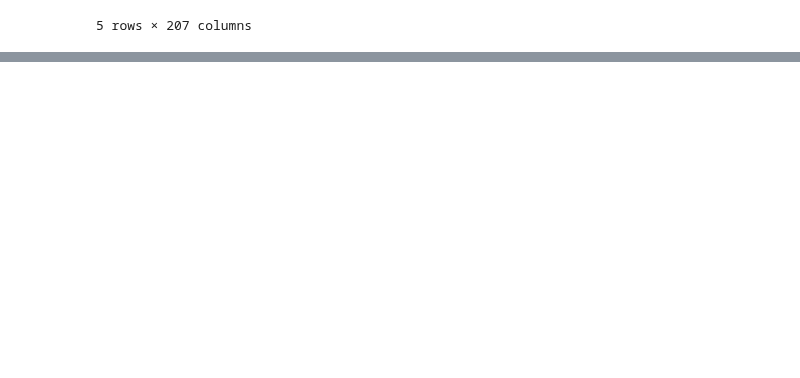
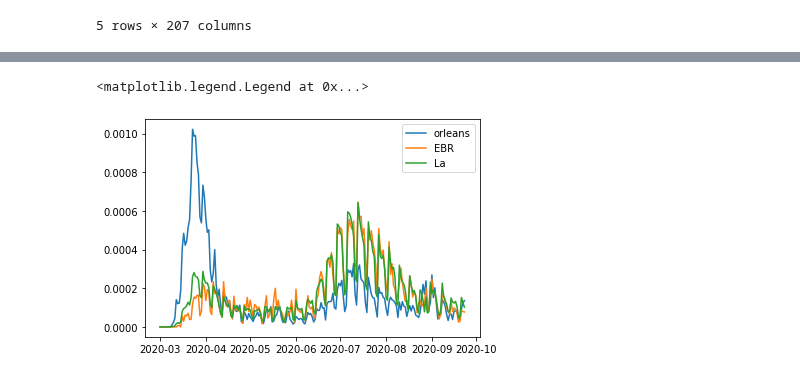
Before and after one commit to GarysCorner/Covid19-LaCompared, a Jupyter notebook: CovidData_ByParish.ipynb, the cells around one changed output, grey strips where cells are left out. Saved outputs shown, nothing was run; the diff lists cells and outputs as text; code cells hidden in the pictures; blank space fills up the shorter version.

```diff
--- a/CovidData_ByParish.ipynb
+++ b/CovidData_ByParish.ipynb
@@ -38,6 +38,7 @@ for date in dates_raw:
 
 rows_cases = []
 rows_tests = []
+
 
 for parish in parishes:
     parish_mask = df['Parish'] == parish
@@ -51,30 +52,18 @@ for parish in parishes:
         casecount.append(data['Daily Case Count'].iloc[0])
         testcount.append(data['Daily Test Count'].iloc[0])
 
-    outdata_cases = []
-    outdata_tests = []
-    for idx in range(dates_raw.shape[0]):
-
-        outdata_cases.append(casecount[idx])
-        outdata_tests.append(testcount[idx])
 
 
-    assert len(outdata_cases) == len(columns), "Outdata_cases len=%d, but columns len=%d" % (len(outdata),len(columns))
-    assert len(outdata_tests) == len(columns), "Outdata_tests len=%d, but columns len=%d" % (len(outdata),len(columns))
-    rows_cases.append(outdata_cases)
-    rows_tests.append(outdata_tests)
-
-    outdata_cases = []
-    outdata_tests = []
+    assert len(casecount) == len(columns), "Outdata_cases len=%d, but columns len=%d" % (len(outdata),len(columns))
+    assert len(testcount) == len(columns), "Outdata_tests len=%d, but columns len=%d" % (len(outdata),len(columns))
+    rows_cases.append(casecount)
+    rows_tests.append(testcount)
 
 
-for date in dates_raw:
-    outdata_cases.append(df_parish_cases[date].sum())
-    outdata_tests.append(df_parish_tests[date].sum())
+#rows_cases.append(outdata_cases)
+#rows_tests.append(outdata_tests)
 
-rows_cases.append(outdata_cases)
-rows_tests.append(outdata_tests)
-
-
-df_parish_cases = pd.DataFrame(rows_cases, columns=columns, index=parishes + ['Louisiana'])
-df_parish_tests = pd.DataFrame(rows_tests, columns=columns, index=parishes + ['Louisiana'])
+df_parish_cases = pd.DataFrame(rows_cases, columns=columns, index=parishes)
+df_parish_tests = pd.DataFrame(rows_tests, columns=columns, index=parishes)
+df_parish_cases.loc['Louisiana'] = df_parish_cases.sum()
+df_parish_tests.loc['Louisiana'] = df_parish_tests.sum()
@@ -111,3 +111,4 @@ df_population = df_population[df_population['STNAME'] == 'Louisiana']
 df_population.index = df_population['CTYNAME'].str.replace(" Parish","")
 orleans_population = df_population.loc['Orleans']['POPESTIMATE2019']
 la_population = df_population.loc['Louisiana']['POPESTIMATE2019']
+ebr_population = df_population.loc['East Baton Rouge']['POPESTIMATE2019']
@@ -118,0 +115,8 @@ la_population = df_population.loc['Louisiana']['POPESTIMATE2019']
+# %%
+plt.plot(df_parish_cases.loc['Orleans']/ orleans_population,label="orleans")
+plt.plot(df_parish_cases.loc['East Baton Rouge']/ebr_population, label="EBR")
+plt.plot(df_parish_cases.loc['Louisiana'] / la_population, label="La")
+plt.legend()
+# %% [output]
+<matplotlib.legend.Legend at 0x...>
+[figure, added]
```
Also changed, not shown: parts of 4 cells of this notebook, 8 other files.
